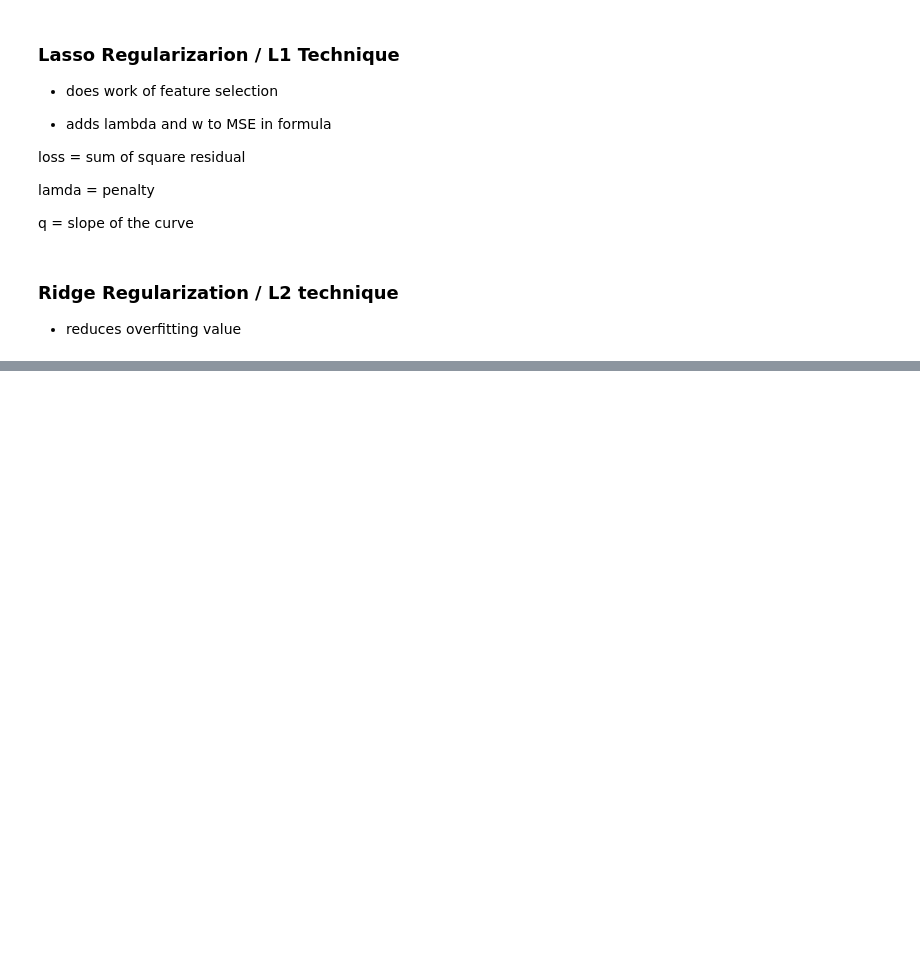
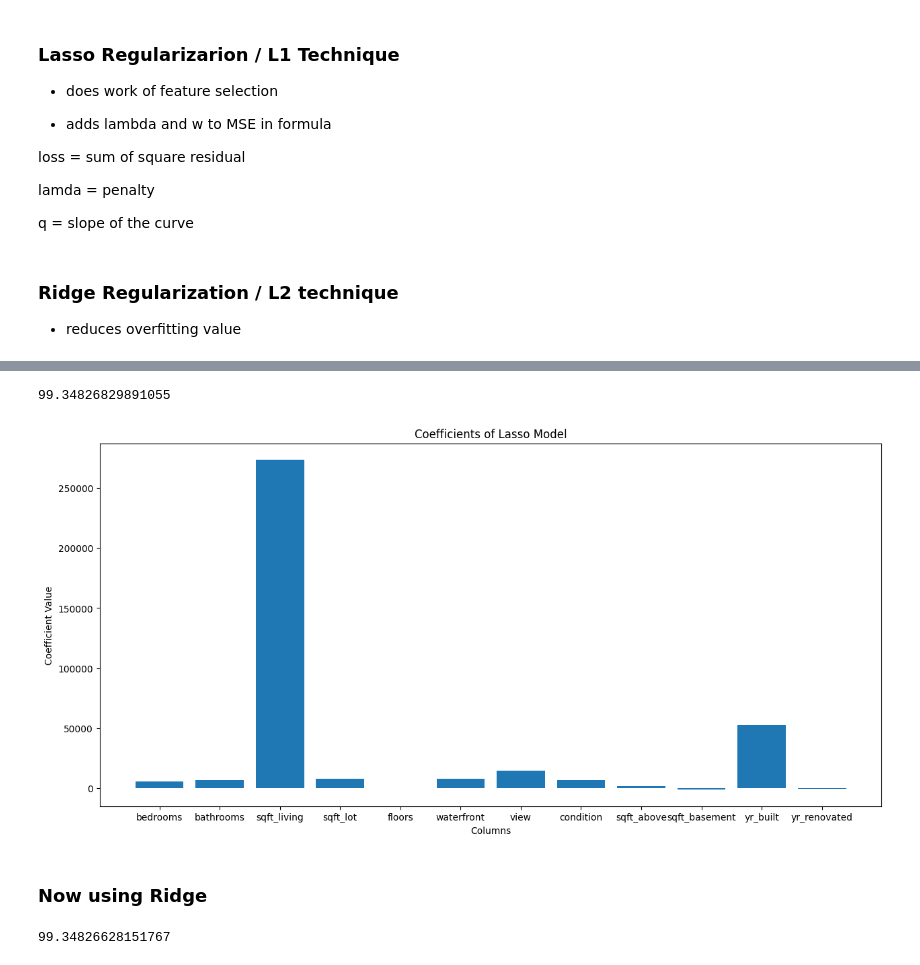
Before and after one commit to Ken-Kanike/ML, a Jupyter notebook: WsCubeTech/m5.ipynb, the cells around one changed output, grey strips where cells are left out. Cells and saved outputs as stored; diff of their text form; code cells hidden in the pictures; blank space fills up the shorter version.

```diff
--- a/WsCubeTech/m5.ipynb
+++ b/WsCubeTech/m5.ipynb
@@ -96,0 +161,26 @@ q = slope of the curve
+# %%
+# Lasso is used for feature selection
+la = Lasso(alpha=0.01) # alpha is the regularization parameter i.e panelty corner
+la.fit(X_train, Y_train)
+la.score(X_test, Y_test)*100
+# %% [output]
+99.34826829891055
+# %%
+# now represting the constant and coefficients value of model graphically for lasso
+plt.figure(figsize=(15, 7))
+plt.bar(X.columns, la.coef_)
+plt.title("Coefficients of Lasso Model")
+plt.xlabel("Columns")
+plt.ylabel("Coefficient Value")
+plt.show()
+# %% [output]
+[figure, added]
+# %% [markdown]
+### Now using Ridge
+# %%
+# Ridge is used for regularization
+ri = Ridge(alpha=0.01)  # alpha is the regularization parameter
+ri.fit(X_train, Y_train)
+ri.score(X_test, Y_test)*100
+# %% [output]
+99.34826628151767
```
Also changed, not shown: parts of 17 cells of this notebook, 4 other files.
